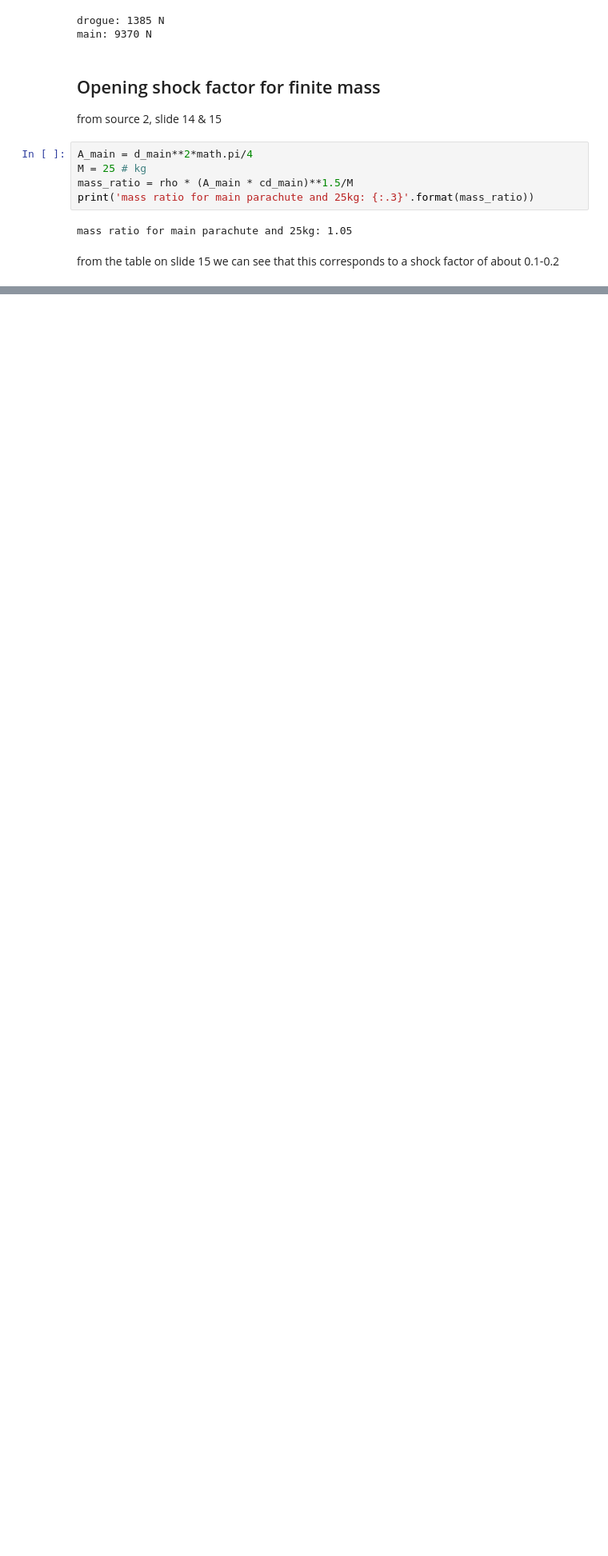
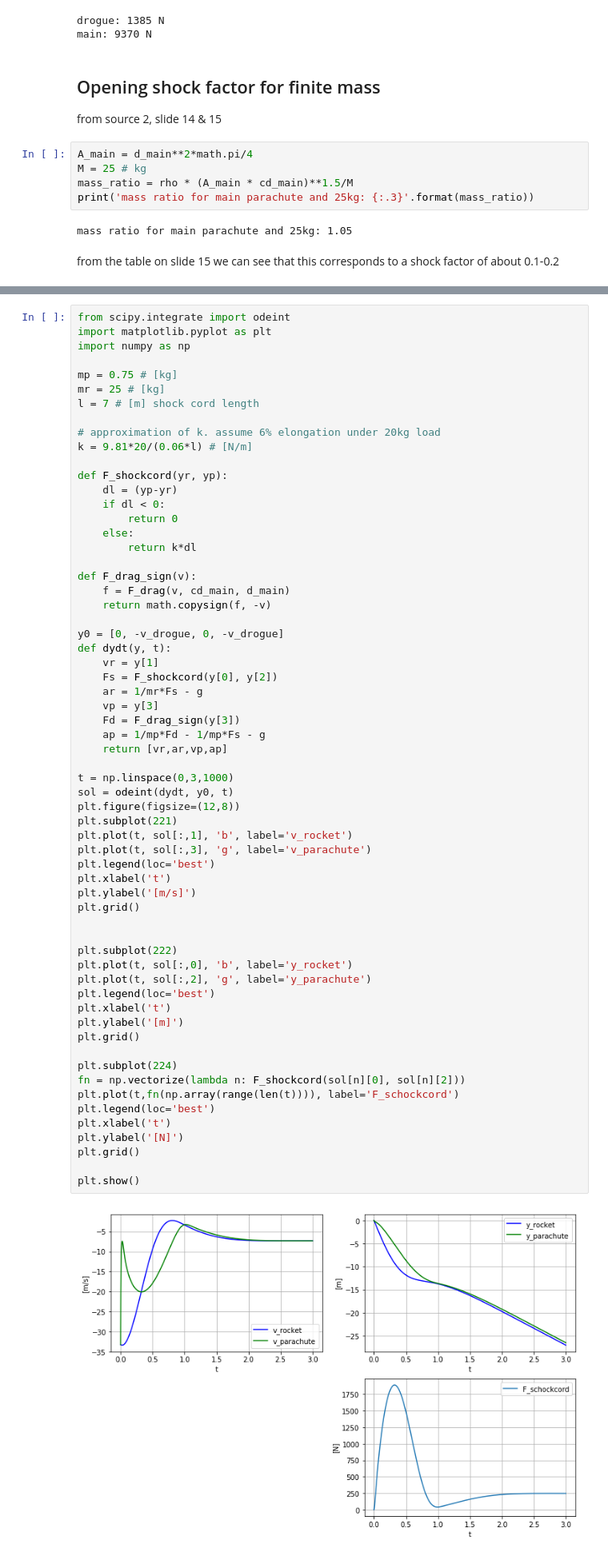
Before and after one commit to irec-duster/RORO, a Jupyter notebook: recovery/parachute_selection.ipynb, the cells around one changed output, grey strips where cells are left out. Shown: that part at 80% size. Saved outputs shown, nothing was run; the diff lists cells and outputs as text; blank space fills up the shorter version.

Commit message:
parachute numerical opening shock

```diff
--- a/recovery/parachute_selection.ipynb
+++ b/recovery/parachute_selection.ipynb
@@ -132,0 +165,64 @@ main shock with finite mass model (25kg): 1041 N
+# %%
+from scipy.integrate import odeint
+import matplotlib.pyplot as plt
+import numpy as np
+
+mp = 0.75 # [kg]
+mr = 25 # [kg]
+l = 7 # [m] shock cord length
+
+# approximation of k. assume 6% elongation under 20kg load
+k = 9.81*20/(0.06*l) # [N/m]
+
+def F_shockcord(yr, yp):
+    dl = (yp-yr)
+    if dl < 0:
+        return 0
+    else:
+        return k*dl
+
+def F_drag_sign(v):
+    f = F_drag(v, cd_main, d_main)
+    return math.copysign(f, -v)
+
+y0 = [0, -v_drogue, 0, -v_drogue]
+def dydt(y, t):
+    vr = y[1]
+    Fs = F_shockcord(y[0], y[2])
+    ar = 1/mr*Fs - g
+    vp = y[3]
+    Fd = F_drag_sign(y[3])
+    ap = 1/mp*Fd - 1/mp*Fs - g
+    return [vr,ar,vp,ap]
+
+t = np.linspace(0,3,1000)
+sol = odeint(dydt, y0, t)
+plt.figure(figsize=(12,8))
+plt.subplot(221)
+plt.plot(t, sol[:,1], 'b', label='v_rocket')
+plt.plot(t, sol[:,3], 'g', label='v_parachute')
+plt.legend(loc='best')
+plt.xlabel('t')
+plt.ylabel('[m/s]')
+plt.grid()
+
+
+plt.subplot(222)
+plt.plot(t, sol[:,0], 'b', label='y_rocket')
+plt.plot(t, sol[:,2], 'g', label='y_parachute')
+plt.legend(loc='best')
+plt.xlabel('t')
+plt.ylabel('[m]')
+plt.grid()
+
+plt.subplot(224)
+fn = np.vectorize(lambda n: F_shockcord(sol[n][0], sol[n][2]))
+plt.plot(t,fn(np.array(range(len(t)))), label='F_schockcord')
+plt.legend(loc='best')
+plt.xlabel('t')
+plt.ylabel('[N]')
+plt.grid()
+
+plt.show()
+# %% [output]
+[figure, added]
```
Also changed, not shown: parts of 2 cells of this notebook, 1 other file.
